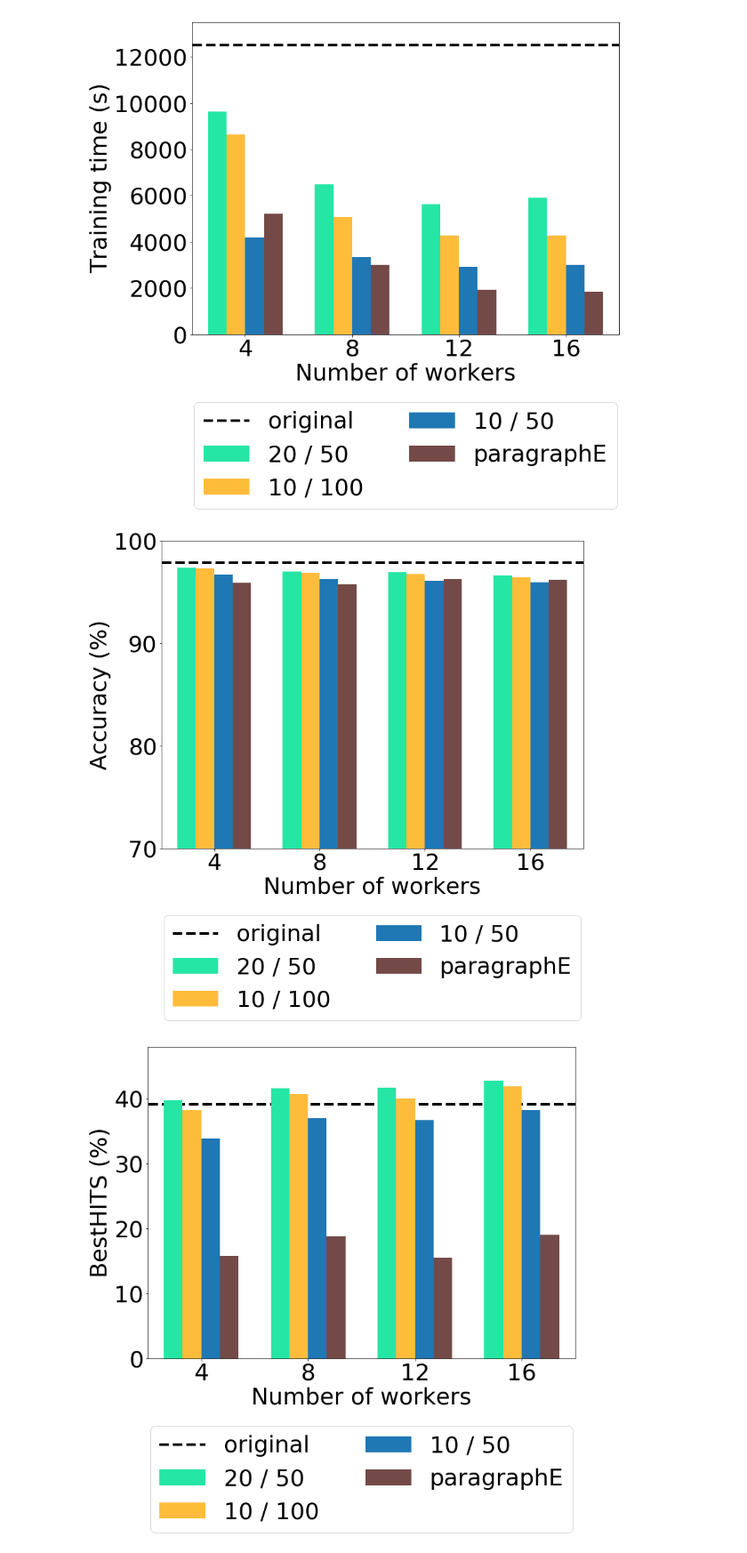
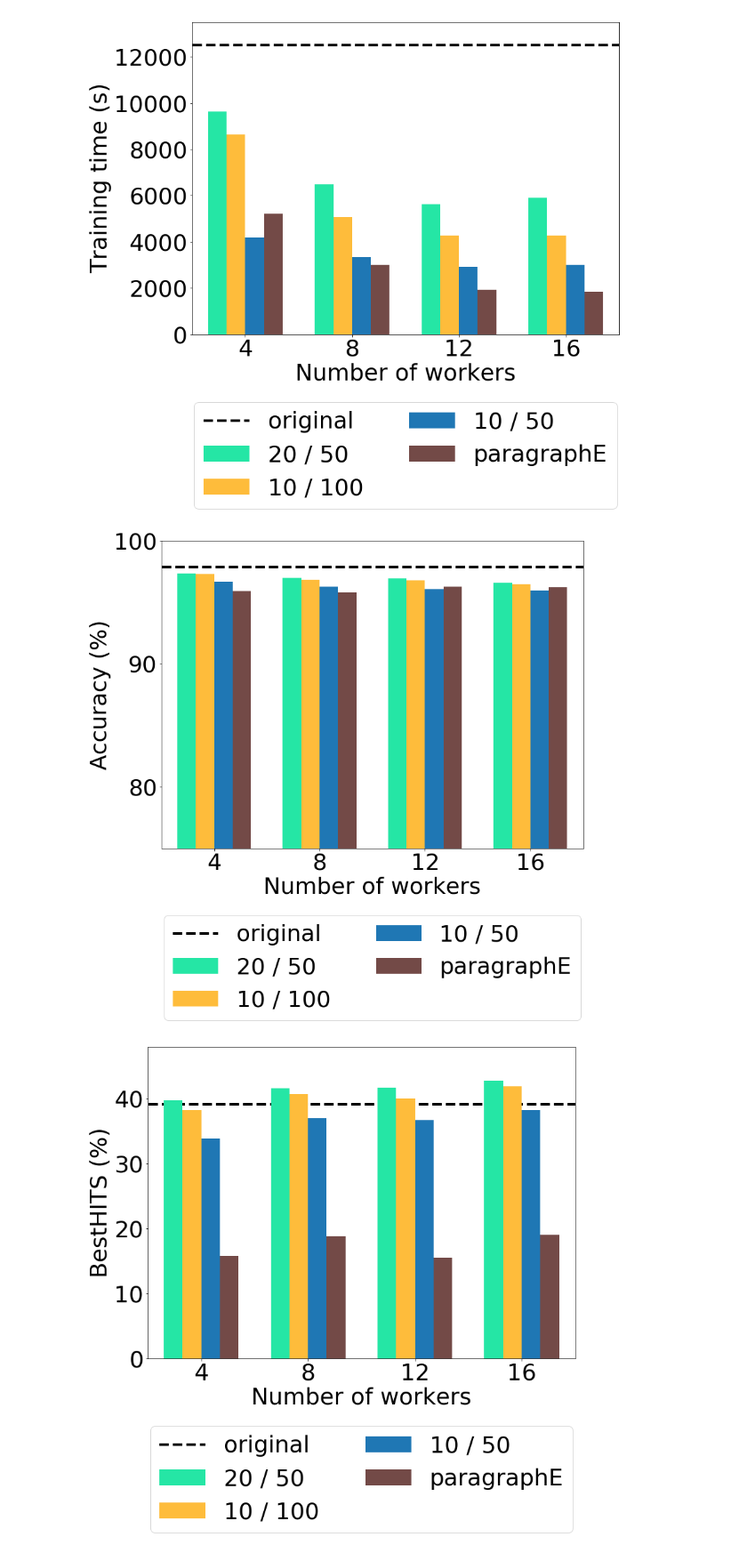
Before and after one commit to ahnjaewoo/Embedding, a Jupyter notebook: figures/figures - dbpedia.ipynb, the cells around one changed output. Shown: that part at 89% size. Cells and saved outputs as stored; diff of their text form; code cells hidden in the pictures.

```diff
--- a/figures/figures - dbpedia.ipynb
+++ b/figures/figures - dbpedia.ipynb
@@ -75,33 +75,33 @@ plt.show()
 # %%
 # accuracy dbpedia
 num_workers = np.array([4, 8, 12, 16])
 
 dbpedia_20_50 = np.array([0.973417, 0.969542, 0.969042, 0.965833]) * 100
 dbpedia_10_100 = np.array([0.972875, 0.968292, 0.967583, 0.964417]) * 100
 dbpedia_10_50 = np.array([0.966625, 0.962292, 0.96075, 0.959542]) * 100
 dbpedia_baseline = np.array([0.958792, 0.957708, 0.962667, 0.961833]) * 100
 dbpedia_single = 0.978186 * 100
 
 fig, ax = plt.subplots(1, 1, figsize = (12, 9))
 
 ax.bar(num_workers - 1.05, dbpedia_20_50, width = 0.7, label = '20 / 50', color = '#25E6A5')
 ax.bar(num_workers - 0.35, dbpedia_10_100, width = 0.7, label = '10 / 100', color = '#FEBC3B')
 ax.bar(num_workers + 0.35, dbpedia_10_50, width = 0.7, label = '10 / 50')
 ax.bar(num_workers + 1.05, dbpedia_baseline, width = 0.7, label = 'paragraphE', color = '#734A47')
 ax.plot([0, 20], [dbpedia_single, dbpedia_single], c = 'k', linestyle = '--', label = 'original', lw = 4, zorder = -1)
 ax.set_xlabel('Number of workers')
 ax.set_ylabel('Accuracy (%)')
 legend = ax.legend(loc = 'upper center', bbox_to_anchor = (0.5, -0.18), fancybox = True, ncol = 2)
 ax.set_xticks(num_workers)
 ax.set_yticks(np.arange(0, 101, 10))
 ax.set_xlim(2, 18)
-ax.set_ylim(70, 100)
+ax.set_ylim(75, 100)
 
 #plt.tight_layout()
 plt.savefig('./bar_accuracy_transe_dbpedia.pdf', dpi = 300, quality = 100, bbox_extra_artists = (legend,), bbox_inches = 'tight')
 plt.show()
 # %% [output]
-[figure, old version]
+[figure, new version]
 # %%
 # BestHITS dbpedia
 num_workers = np.array([4, 8, 12, 16])
```
Also changed, not shown: parts of 3 cells of this notebook, 48 other files.
